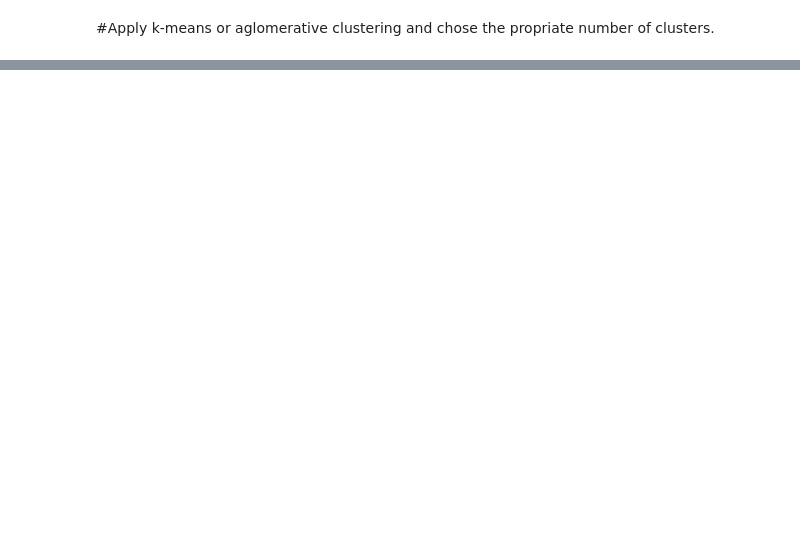
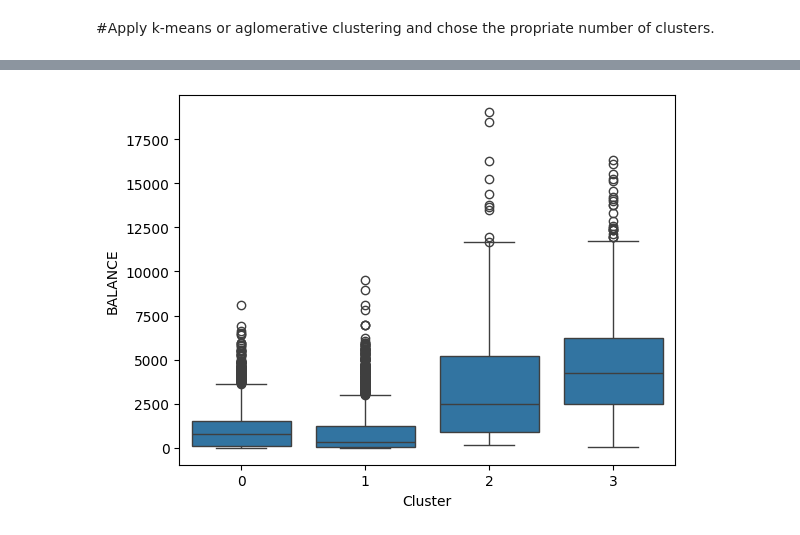
Before and after one commit to TotalChaosRexinator/School, a Jupyter notebook: FML_Hands_on_Clustering_Credit_Cards.ipynb, the cells around one changed output, grey strips where cells are left out. Cells and saved outputs as stored; diff of their text form; code cells hidden in the pictures; blank space fills up the shorter version.

```diff
--- a/FML_Hands_on_Clustering_Credit_Cards.ipynb
+++ b/FML_Hands_on_Clustering_Credit_Cards.ipynb
@@ -175,0 +247,5 @@ df.describe()
+# %%
+sns.boxplot(x='Cluster', y='BALANCE', data=df)
+plt.show()
+# %% [output]
+[figure, added]
```
Also changed, not shown: parts of 6 cells of this notebook.
